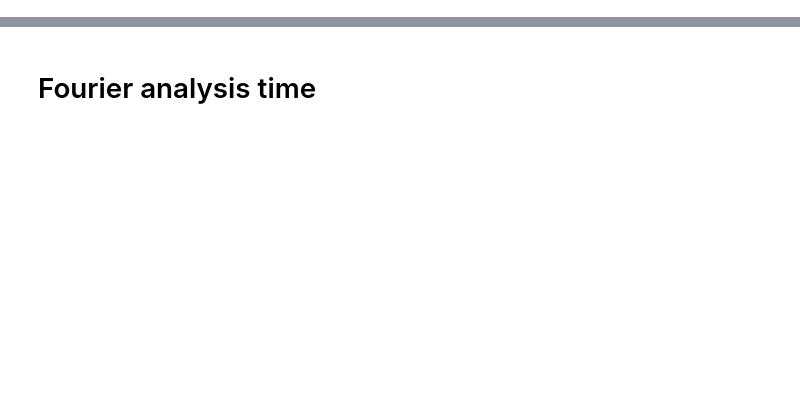
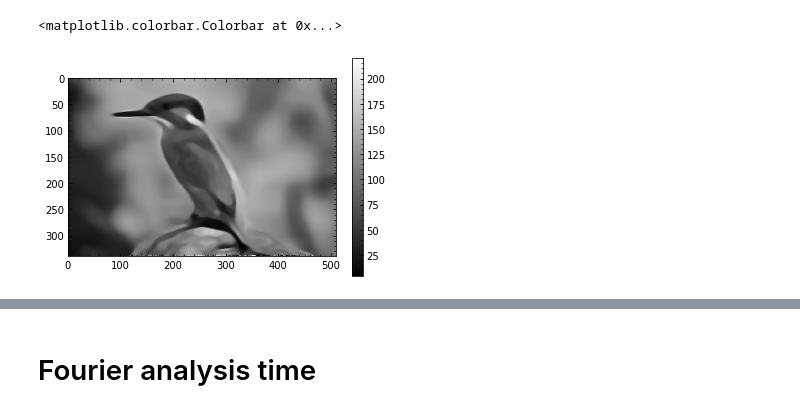
Before and after one commit to Josh-Freeze/Computational-Physics, a Jupyter notebook: ImageInpainting.ipynb, the cells around one changed output, grey strips where cells are left out. Cells and saved outputs as stored; diff of their text form; code cells hidden in the pictures; blank space fills up the shorter version.

```diff
--- a/ImageInpainting.ipynb
+++ b/ImageInpainting.ipynb
@@ -16,0 +140,7 @@ import imageio as io
+# %%
+diffused_bird = p2p2.diffusion(bird_grey,100)
+plt.imshow(diffused_bird, cmap = "gray")
+plt.colorbar()
+# %% [output]
+<matplotlib.colorbar.Colorbar at 0x...>
+[figure, added]
```
Also changed, not shown: parts of 53 cells of this notebook.
